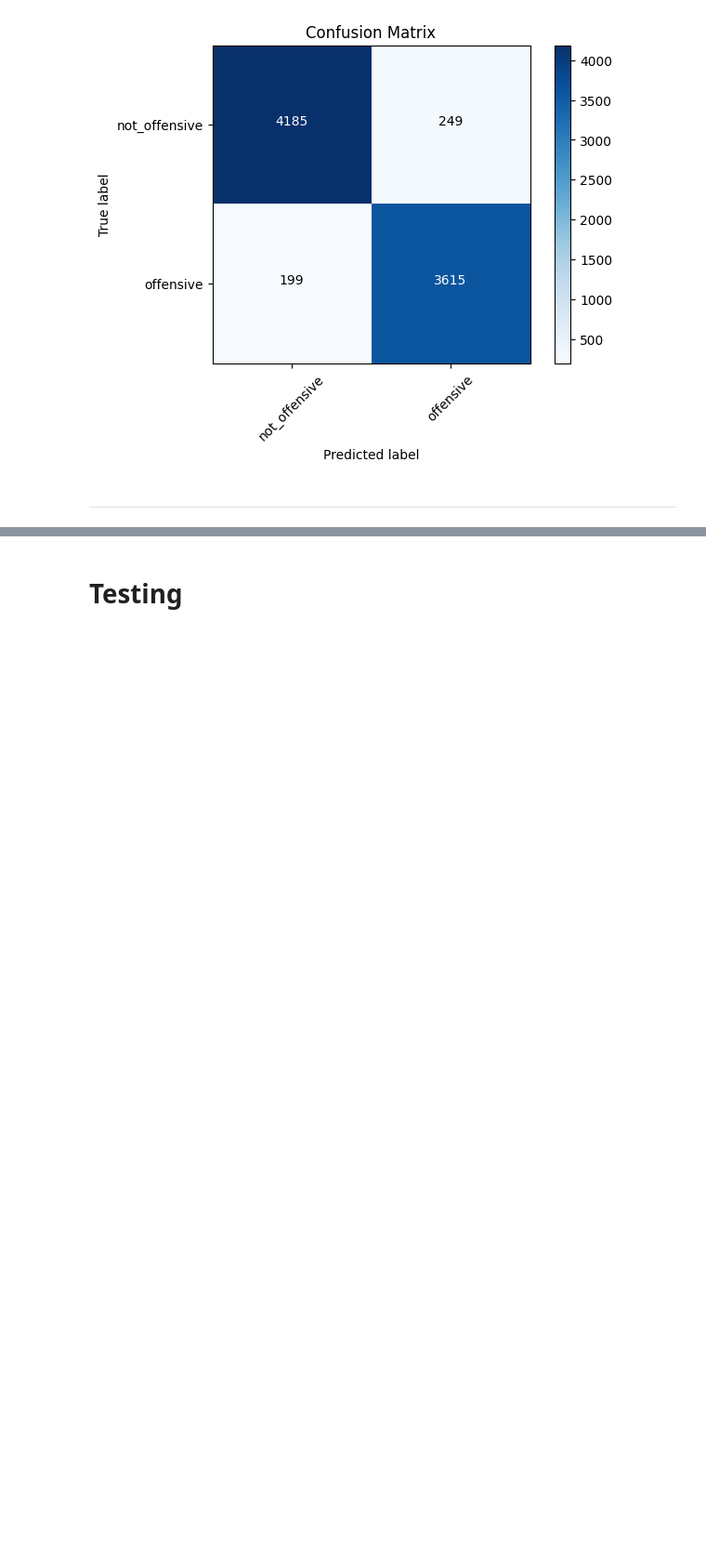
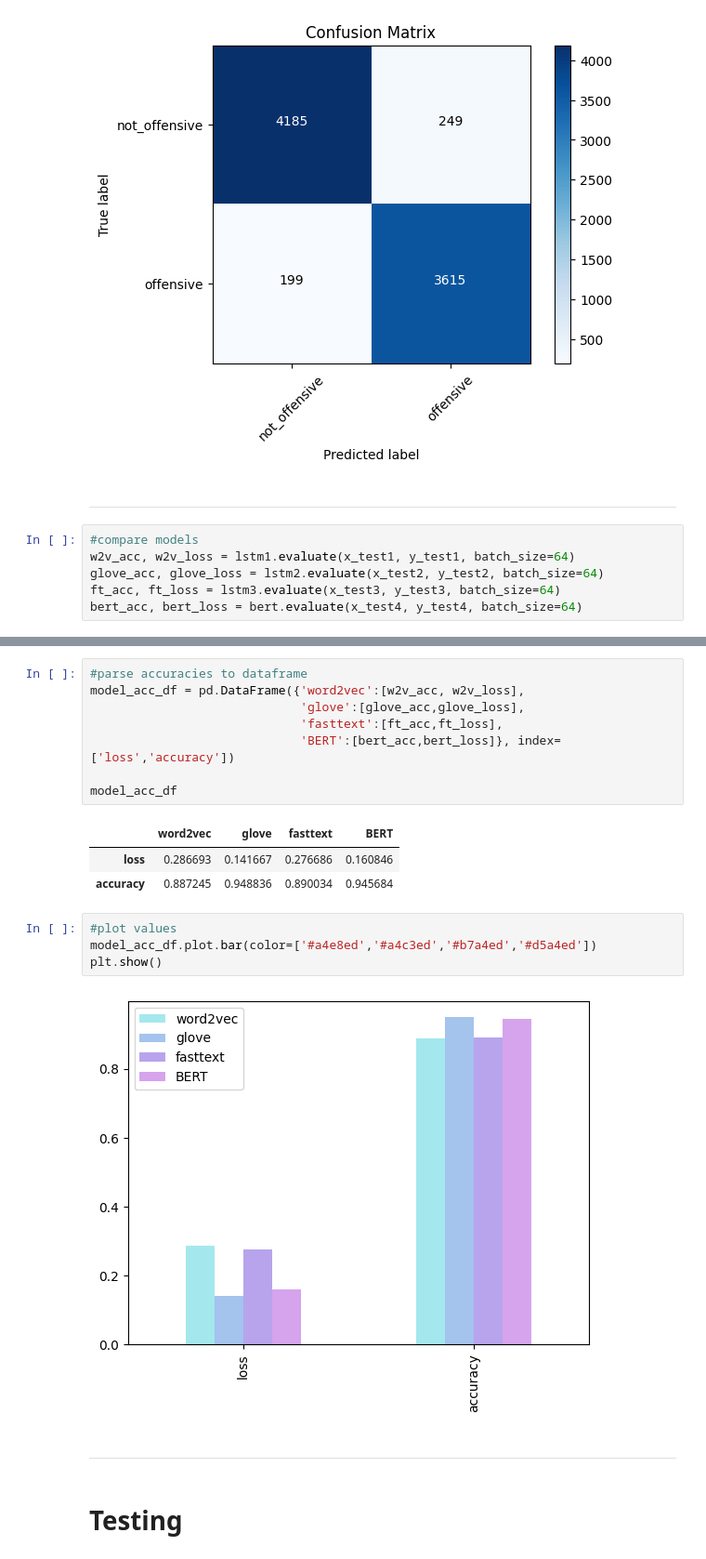
Before and after one commit to TOSKY94/AI-based-offensive-speech-detection-system, a Jupyter notebook: AI_based_Offensive_Text_Detector_v2.ipynb, the cells around one changed output, grey strips where cells are left out. Shown at 93% size. Cells and saved outputs as stored; diff of their text form; blank space fills up the shorter version.

```diff
--- a/AI_based_Offensive_Text_Detector_v2.ipynb
+++ b/AI_based_Offensive_Text_Detector_v2.ipynb
@@ -1368,3 +1368,9 @@ confusion matrix, without Normalized
 [figure]
 # %% [markdown]
 ---
+# %%
+#compare models
+w2v_acc, w2v_loss = lstm1.evaluate(x_test1, y_test1, batch_size=64)
+glove_acc, glove_loss = lstm2.evaluate(x_test2, y_test2, batch_size=64)
+ft_acc, ft_loss = lstm3.evaluate(x_test3, y_test3, batch_size=64)
+bert_acc, bert_loss = bert.evaluate(x_test4, y_test4, batch_size=64)
@@ -1371,3 +1382,23 @@ confusion matrix, without Normalized
+# %%
+#parse accuracies to dataframe
+model_acc_df = pd.DataFrame({'word2vec':[w2v_acc, w2v_loss],
+                             'glove':[glove_acc,glove_loss],
+                             'fasttext':[ft_acc,ft_loss],
+                             'BERT':[bert_acc,bert_loss]}, index=['loss','accuracy'])
+
+model_acc_df
+# %% [output]
+|  | word2vec | glove | fasttext | BERT |
+| loss | 0.286693 | 0.141667 | 0.276686 | 0.160846 |
+| accuracy | 0.887245 | 0.948836 | 0.890034 | 0.945684 |
+# %%
+#plot values
+model_acc_df.plot.bar(color=['#a4e8ed','#a4c3ed','#b7a4ed','#d5a4ed'])
+plt.show()
+# %% [output]
+[figure, added]
+# %% [markdown]
+---
 # %% [markdown]
 # Testing
 # %%
```
Also changed, not shown: parts of 1 cell of this notebook.
